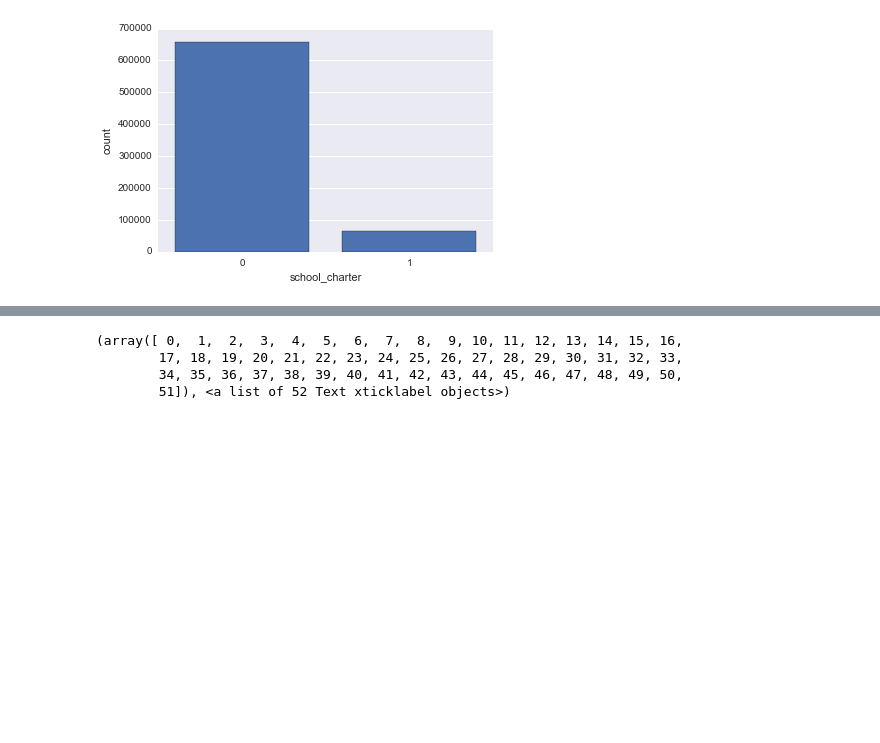
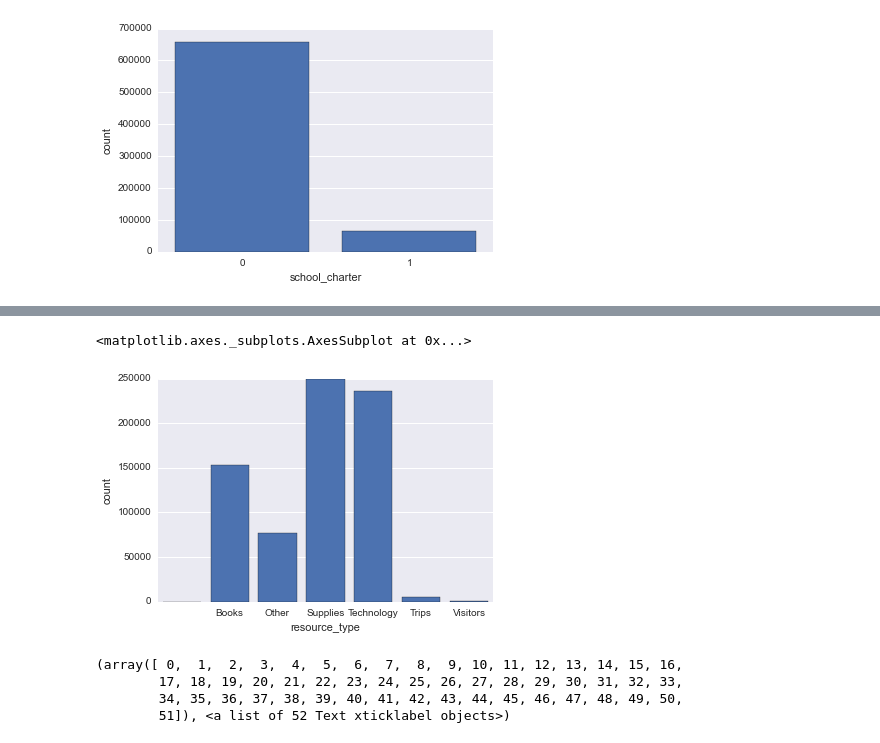
Before and after one commit to LylePayne/DonorsChooseAnalysis, a Jupyter notebook: Project Kojak - DonorsChoose.ipynb, the cells around one changed output, grey strips where cells are left out. Cells and saved outputs as stored; diff of their text form; code cells hidden in the pictures; blank space fills up the shorter version.

```diff
--- a/Project Kojak - DonorsChoose.ipynb
+++ b/Project Kojak - DonorsChoose.ipynb
@@ -310,3 +315,8 @@ sn.barplot(funding_df.school_charter)
+# %%
+sn.barplot(funding_df.resource_type)
+# %% [output]
+<matplotlib.axes._subplots.AxesSubplot at 0x...>
+[figure, added]
 # %%
 fig = plt.figure(figsize=(10,7))
 sn.barplot(funding_df.school_state)
```
Also changed, not shown: parts of 1 cell of this notebook, 1 other file.
